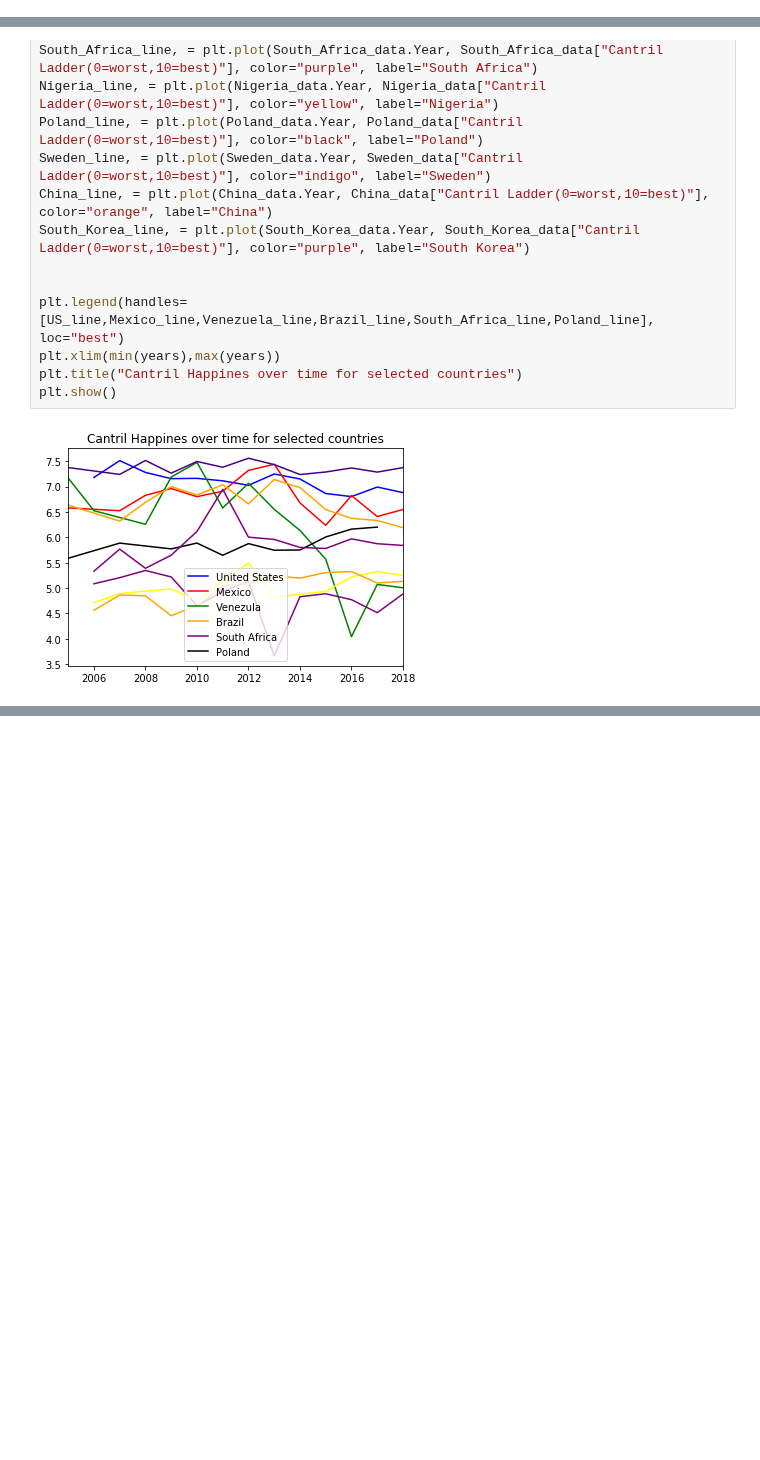
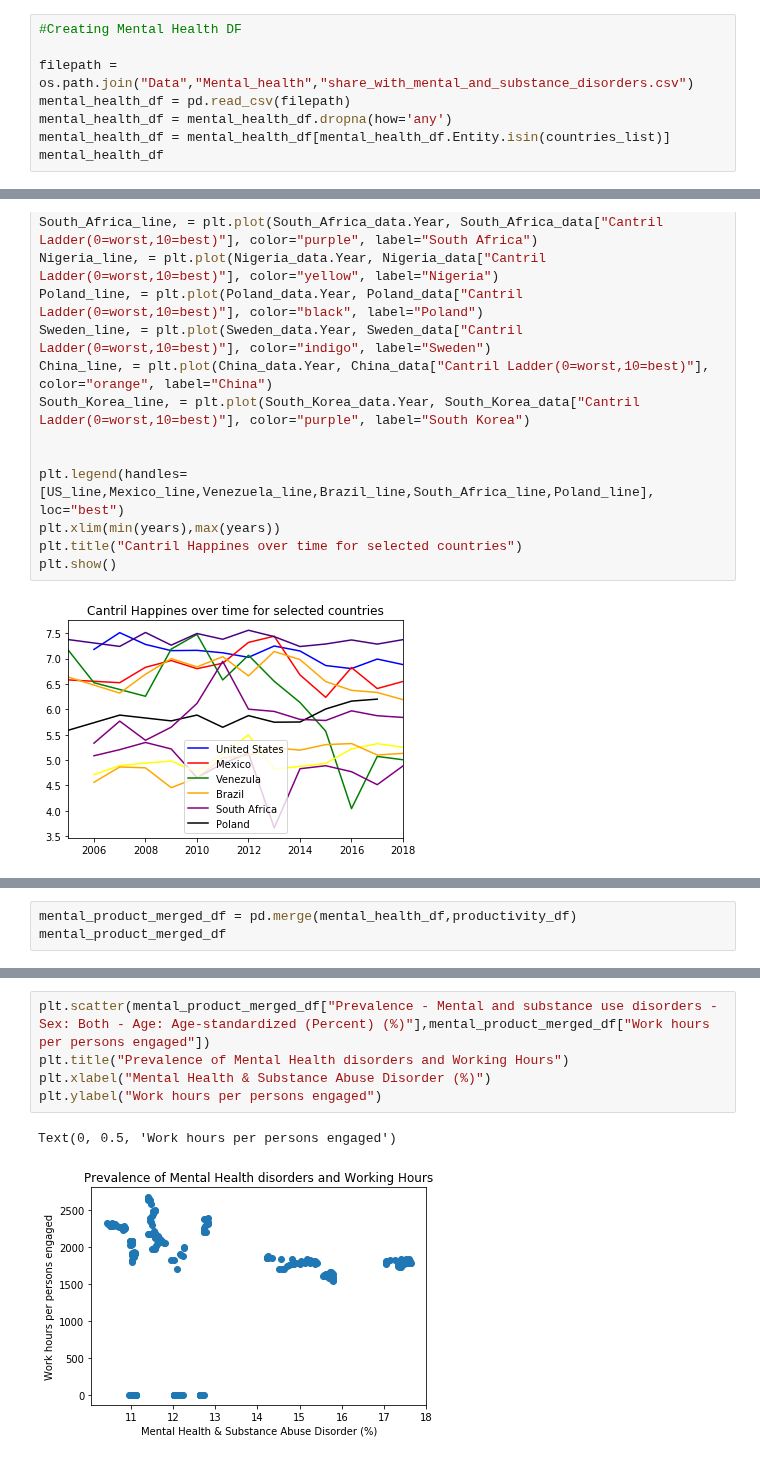
Before and after one commit to JeremyBrent/RUDS_project_1, a Jupyter notebook: Data_analysis.ipynb, the cells around one changed output, grey strips where cells are left out. Saved outputs shown, nothing was run; the diff lists cells and outputs as text; blank space fills up the shorter version.

```diff
--- a/Data_analysis.ipynb
+++ b/Data_analysis.ipynb
@@ -28,0 +37,8 @@ productivity_df
+# %%
+#Creating Mental Health DF
+
+filepath = os.path.join("Data","Mental_health","share_with_mental_and_substance_disorders.csv")
+mental_health_df = pd.read_csv(filepath)
+mental_health_df = mental_health_df.dropna(how='any')
+mental_health_df = mental_health_df[mental_health_df.Entity.isin(countries_list)]
+mental_health_df
@@ -120,0 +174,3 @@ array(['Brazil', 'China', 'Mexico', 'Nigeria', 'Poland', 'South Africa',
+# %%
+mental_product_merged_df = pd.merge(mental_health_df,productivity_df)
+mental_product_merged_df
@@ -120,0 +191,8 @@ array(['Brazil', 'China', 'Mexico', 'Nigeria', 'Poland', 'South Africa',
+# %%
+plt.scatter(mental_product_merged_df["Prevalence - Mental and substance use disorders - Sex: Both - Age: Age-standardized (Percent) (%)"],mental_product_merged_df["Work hours per persons engaged"])
+plt.title("Prevalence of Mental Health disorders and Working Hours")
+plt.xlabel("Mental Health & Substance Abuse Disorder (%)")
+plt.ylabel("Work hours per persons engaged")
+# %% [output]
+Text(0, 0.5, 'Work hours per persons engaged')
+[figure, added]
```
Also changed, not shown: parts of 16 cells of this notebook, 1 other file.
